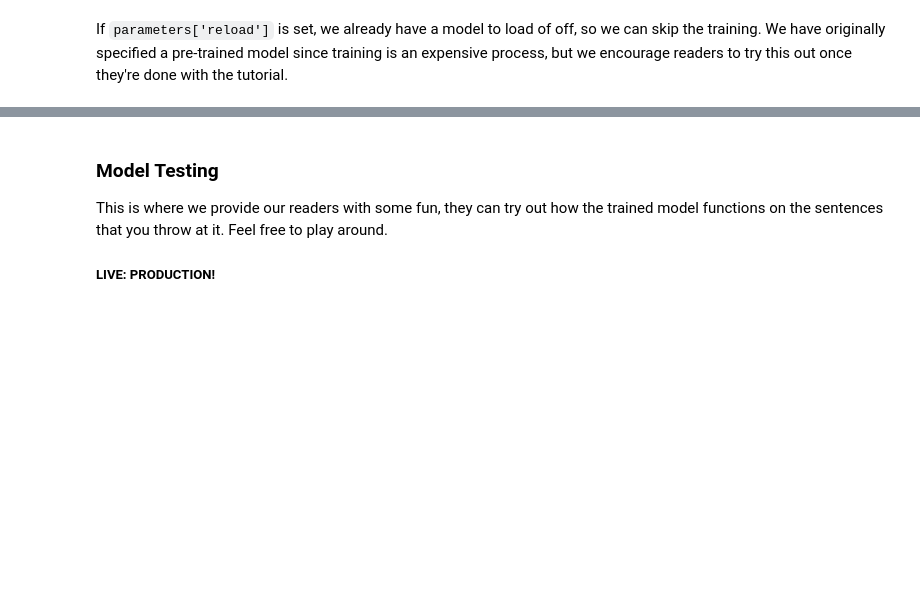
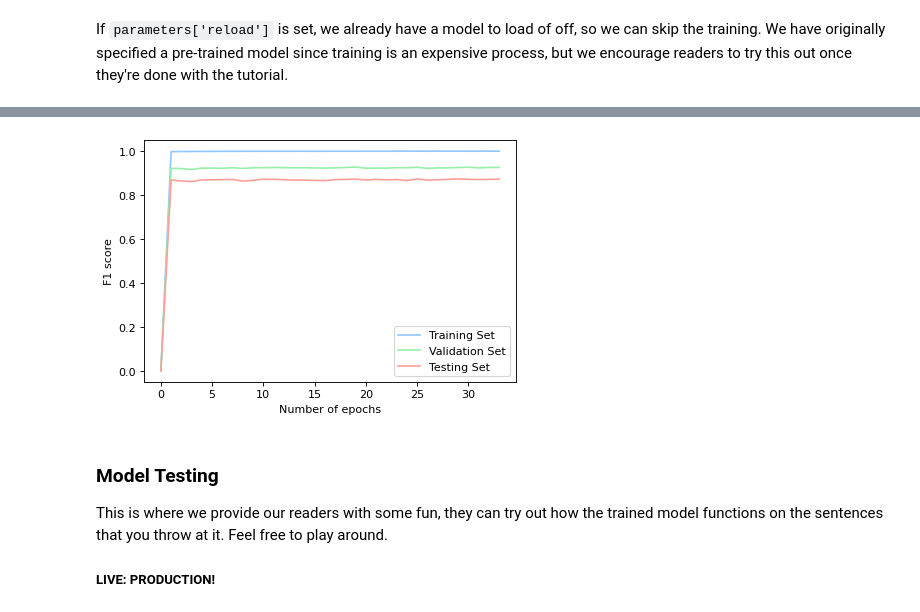
Before and after one commit to quacklinhui/NLPAssignment2, a Jupyter notebook: Q2/LSTM.ipynb, the cells around one changed output, grey strips where cells are left out. Drawn from its saved outputs; the diff is of its cells as text; code cells hidden in the pictures; blank space fills up the shorter version.

```diff
--- a/Q2/LSTM.ipynb
+++ b/Q2/LSTM.ipynb
@@ -1305,3 +1334,25 @@ if not parameters['reload']:
+# %%
+train_F1_scores = []
+val_F1_scores = []
+test_F1_scores = []
+
+if not parameters['reload']:
+    for scores in all_F:
+        train_F1_scores.append(scores[0])
+        val_F1_scores.append(scores[1])
+        test_F1_scores.append(scores[2])
+
+    plt.plot(train_F1_scores, label='Training Set')
+    plt.plot(val_F1_scores, label='Validation Set')
+    plt.plot(test_F1_scores, label='Testing Set')
+
+    plt.legend()
+    plt.xlabel('Number of epochs')
+    plt.ylabel('F1 score')
+
+    plt.show()
+# %% [output]
+[figure, added]
 # %% [markdown]
 ### Model Testing
 
```
Also changed, not shown: parts of 3 cells of this notebook, 14 other files.
